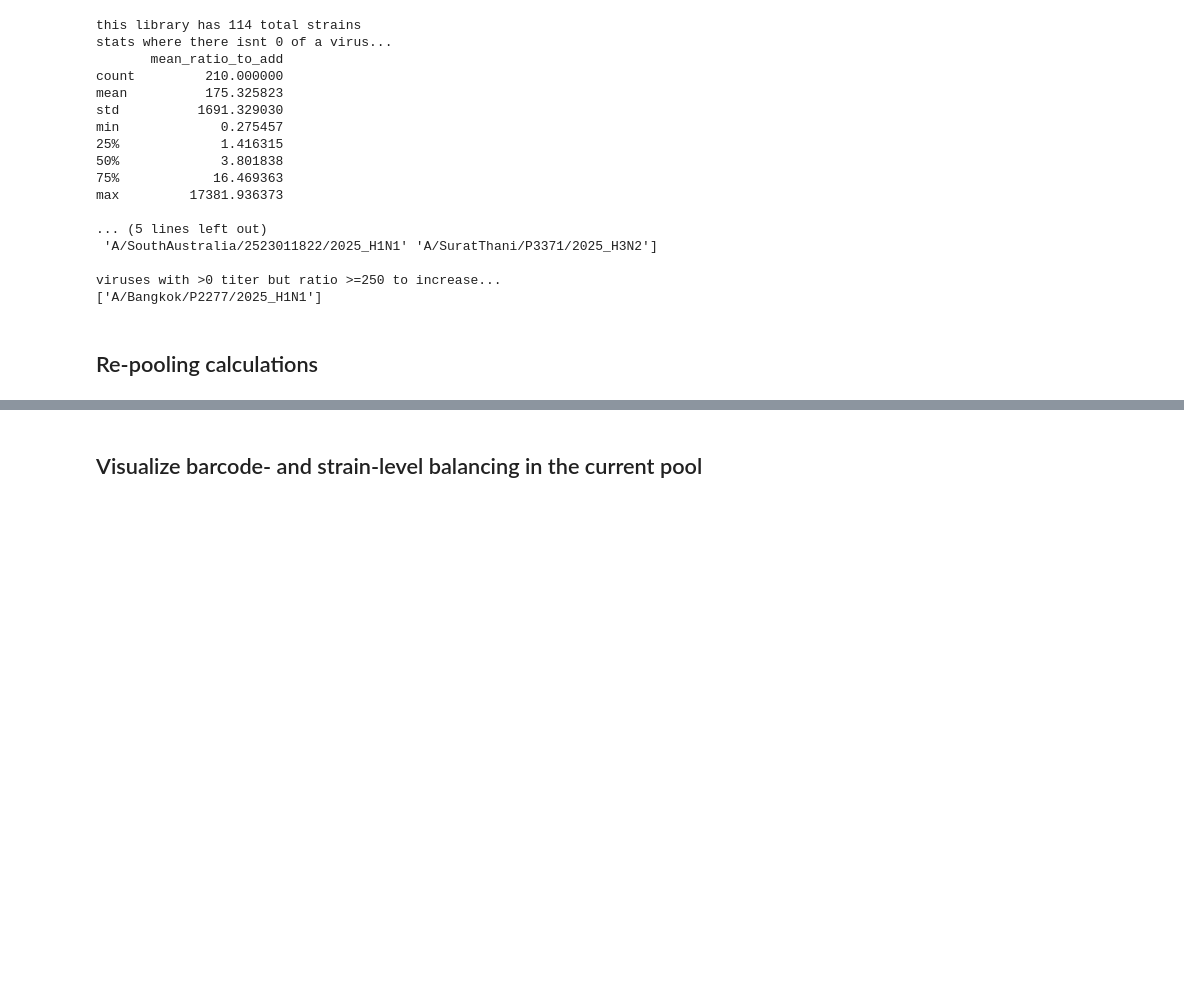
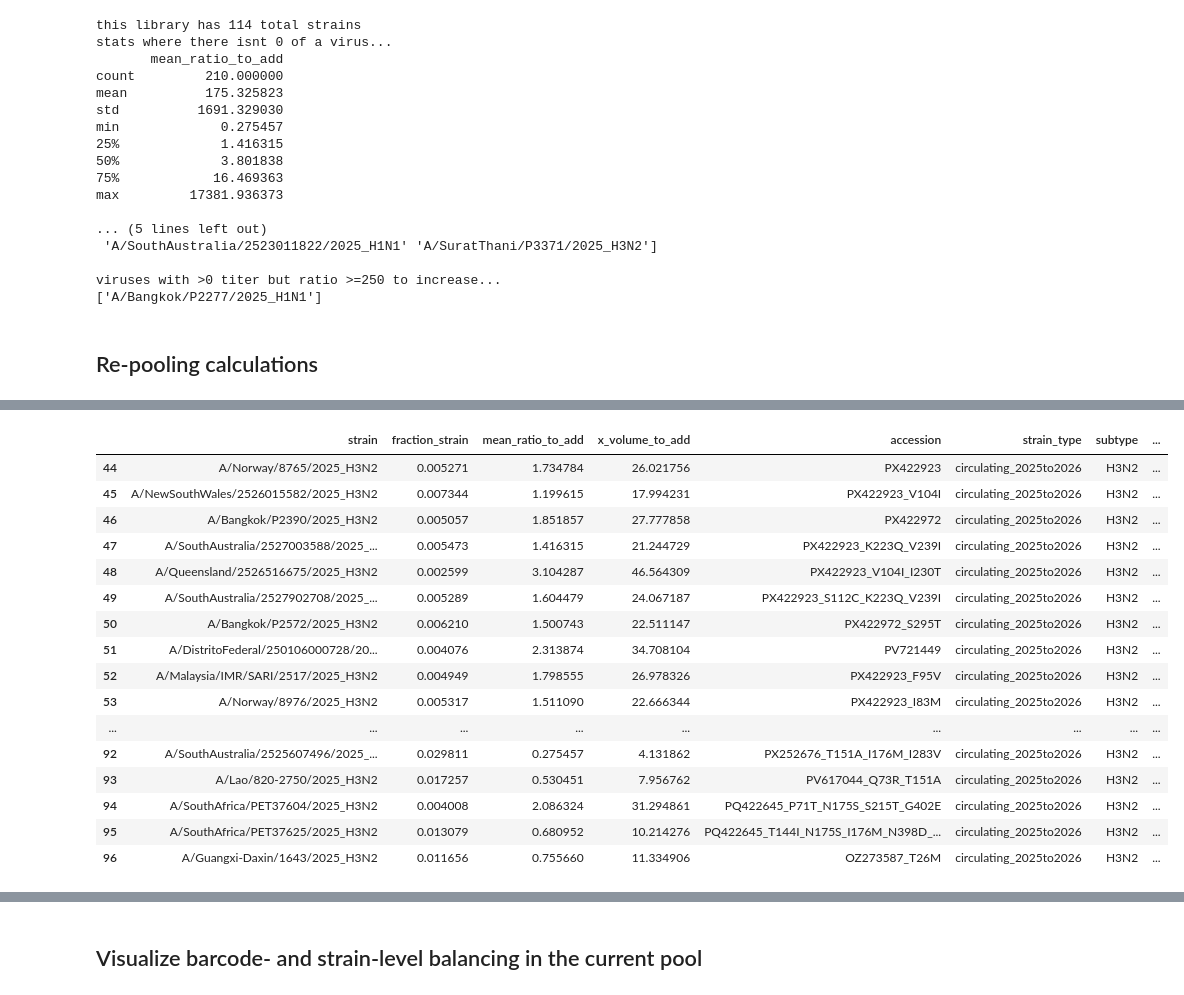
Before and after one commit to jbloomlab/flu-seqneut-2025to2026, a Jupyter notebook: non-pipeline_analyses/library_pooling/notebooks/260107_equal_volume_pool.ipynb, the cells around one changed output, grey strips where cells are left out. Saved outputs shown, nothing was run; the diff lists cells and outputs as text; code cells hidden in the pictures; blank space fills up the shorter version.

```diff
--- a/non-pipeline_analyses/library_pooling/notebooks/260107_equal_volume_pool.ipynb
+++ b/non-pipeline_analyses/library_pooling/notebooks/260107_equal_volume_pool.ipynb
@@ -491,3 +511,23 @@ repool_df.sort_values(by='x_volume_to_add', ascending=False).head(30)
+# %%
+repool_df.query('subtype=="H3N2"')
+# %% [output]
+|  | strain | fraction_strain | mean_ratio_to_add | x_volume_to_add | accession | strain_type | subtype | ... |
+| 44 | A/Norway/8765/2025_H3N2 | 0.005271 | 1.734784 | 26.021756 | PX422923 | circulating_2025to2026 | H3N2 | ... |
+| 45 | A/NewSouthWales/2526015582/2025_H3N2 | 0.007344 | 1.199615 | 17.994231 | PX422923_V104I | circulating_2025to2026 | H3N2 | ... |
+| 46 | A/Bangkok/P2390/2025_H3N2 | 0.005057 | 1.851857 | 27.777858 | PX422972 | circulating_2025to2026 | H3N2 | ... |
+| 47 | A/SouthAustralia/2527003588/2025_... | 0.005473 | 1.416315 | 21.244729 | PX422923_K223Q_V239I | circulating_2025to2026 | H3N2 | ... |
+| 48 | A/Queensland/2526516675/2025_H3N2 | 0.002599 | 3.104287 | 46.564309 | PX422923_V104I_I230T | circulating_2025to2026 | H3N2 | ... |
+| 49 | A/SouthAustralia/2527902708/2025_... | 0.005289 | 1.604479 | 24.067187 | PX422923_S112C_K223Q_V239I | circulating_2025to2026 | H3N2 | ... |
+| 50 | A/Bangkok/P2572/2025_H3N2 | 0.006210 | 1.500743 | 22.511147 | PX422972_S295T | circulating_2025to2026 | H3N2 | ... |
+| 51 | A/DistritoFederal/250106000728/20... | 0.004076 | 2.313874 | 34.708104 | PV721449 | circulating_2025to2026 | H3N2 | ... |
+| 52 | A/Malaysia/IMR/SARI/2517/2025_H3N2 | 0.004949 | 1.798555 | 26.978326 | PX422923_F95V | circulating_2025to2026 | H3N2 | ... |
+| 53 | A/Norway/8976/2025_H3N2 | 0.005317 | 1.511090 | 22.666344 | PX422923_I83M | circulating_2025to2026 | H3N2 | ... |
+| ... | ... | ... | ... | ... | ... | ... | ... | ... |
+| 92 | A/SouthAustralia/2525607496/2025_... | 0.029811 | 0.275457 | 4.131862 | PX252676_T151A_I176M_I283V | circulating_2025to2026 | H3N2 | ... |
+| 93 | A/Lao/820-2750/2025_H3N2 | 0.017257 | 0.530451 | 7.956762 | PV617044_Q73R_T151A | circulating_2025to2026 | H3N2 | ... |
+| 94 | A/SouthAfrica/PET37604/2025_H3N2 | 0.004008 | 2.086324 | 31.294861 | PQ422645_P71T_N175S_S215T_G402E | circulating_2025to2026 | H3N2 | ... |
+| 95 | A/SouthAfrica/PET37625/2025_H3N2 | 0.013079 | 0.680952 | 10.214276 | PQ422645_T144I_N175S_I176M_N398D_... | circulating_2025to2026 | H3N2 | ... |
+| 96 | A/Guangxi-Daxin/1643/2025_H3N2 | 0.011656 | 0.755660 | 11.334906 | OZ273587_T26M | circulating_2025to2026 | H3N2 | ... |
 # %%
 print(f'Adding {repool_factor}x of each strain ratio...')
 _sum = (
```
Also changed, not shown: parts of 2 cells of this notebook, 4 other files.
